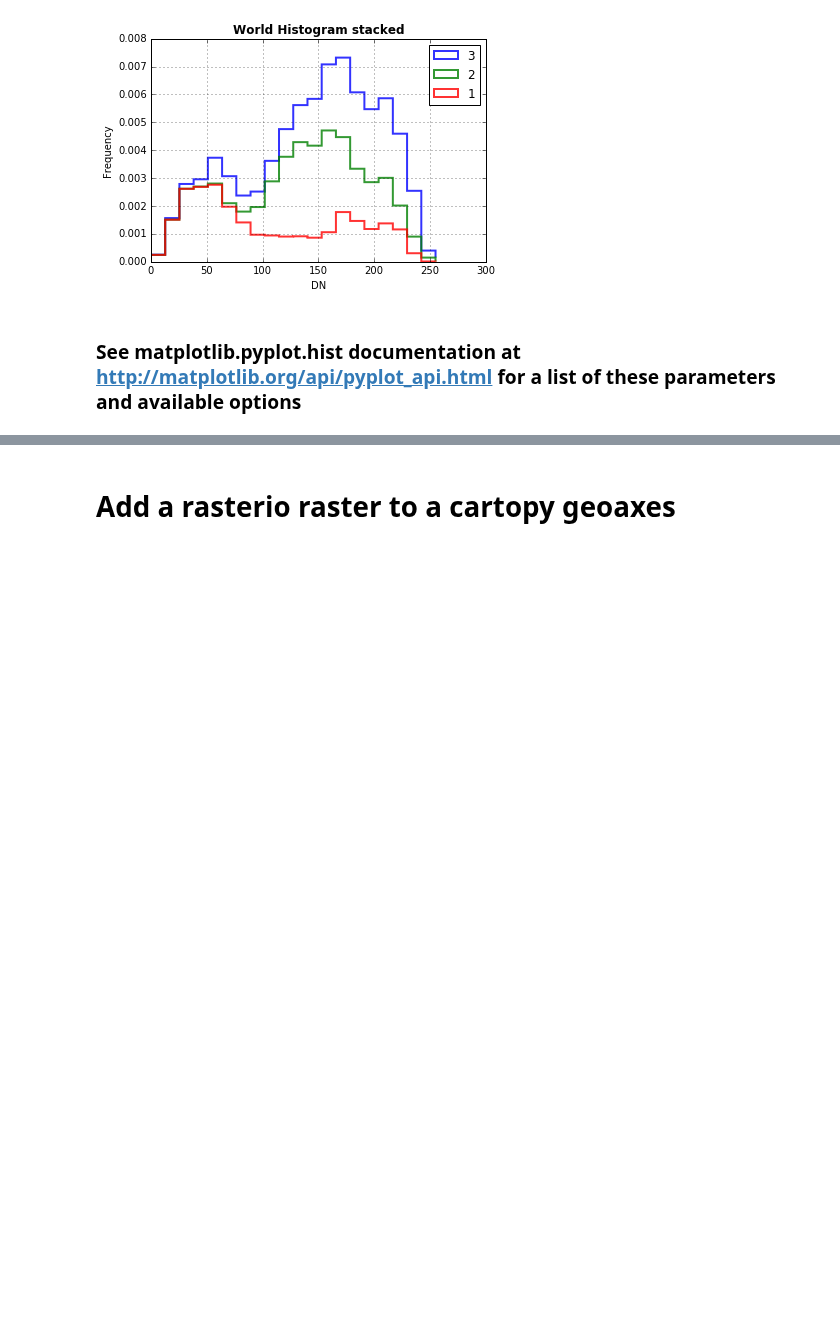
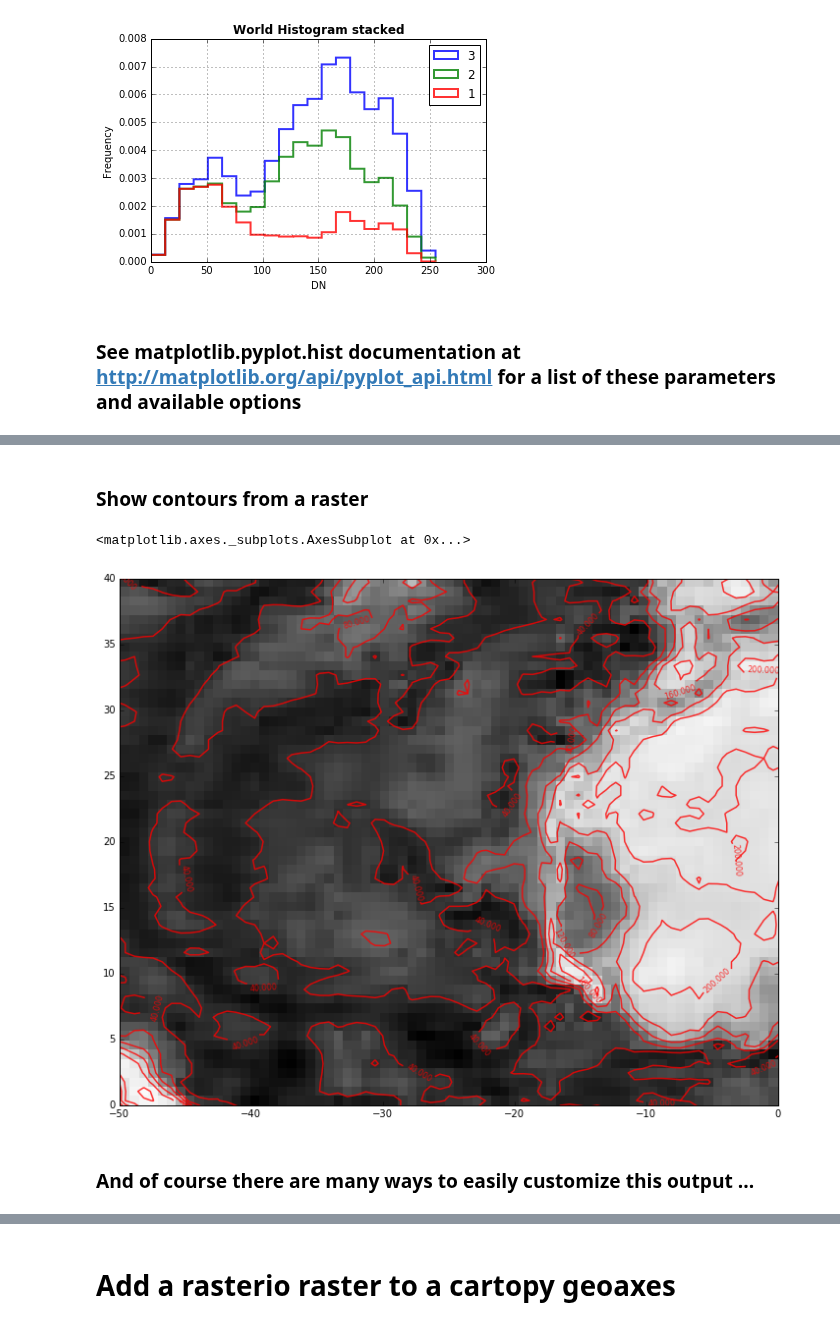
Before and after one commit to rasterio/rasterio, a Jupyter notebook: examples/Data visualization.ipynb, the cells around one changed output, grey strips where cells are left out. Drawn from its saved outputs; the diff is of its cells as text; code cells hidden in the pictures; blank space fills up the shorter version.

Commit message:
Added contour visualization to example

```diff
--- a/examples/Data visualization.ipynb
+++ b/examples/Data visualization.ipynb
@@ -83,0 +86,14 @@ fig.tight_layout()
+# %% [markdown]
+### Show contours from a raster
+# %%
+fig, ax = plt.subplots(1, figsize=(12, 12))
+plot.show((world, 1), cmap='Greys_r', interpolation='none', ax=ax)
+ax.set_xlim(-50, 0)
+ax.set_ylim(0, 40)
+
+plot.show((world, 1), contour=True, ax=ax)
+# %% [output]
+<matplotlib.axes._subplots.AxesSubplot at 0x...>
+[figure, added]
+# %% [markdown]
+### And of course there are many ways to easily customize this output ...
```
Also changed, not shown: parts of 11 cells of this notebook.
